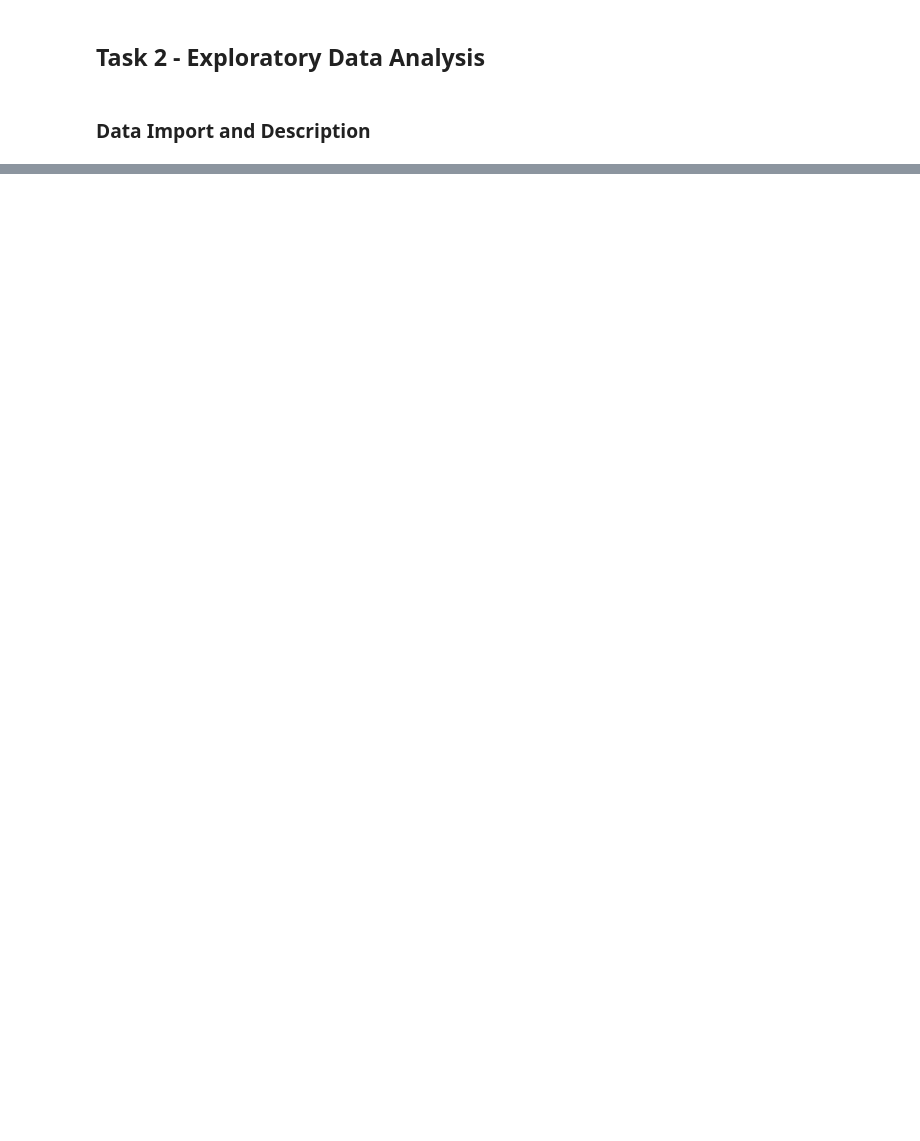
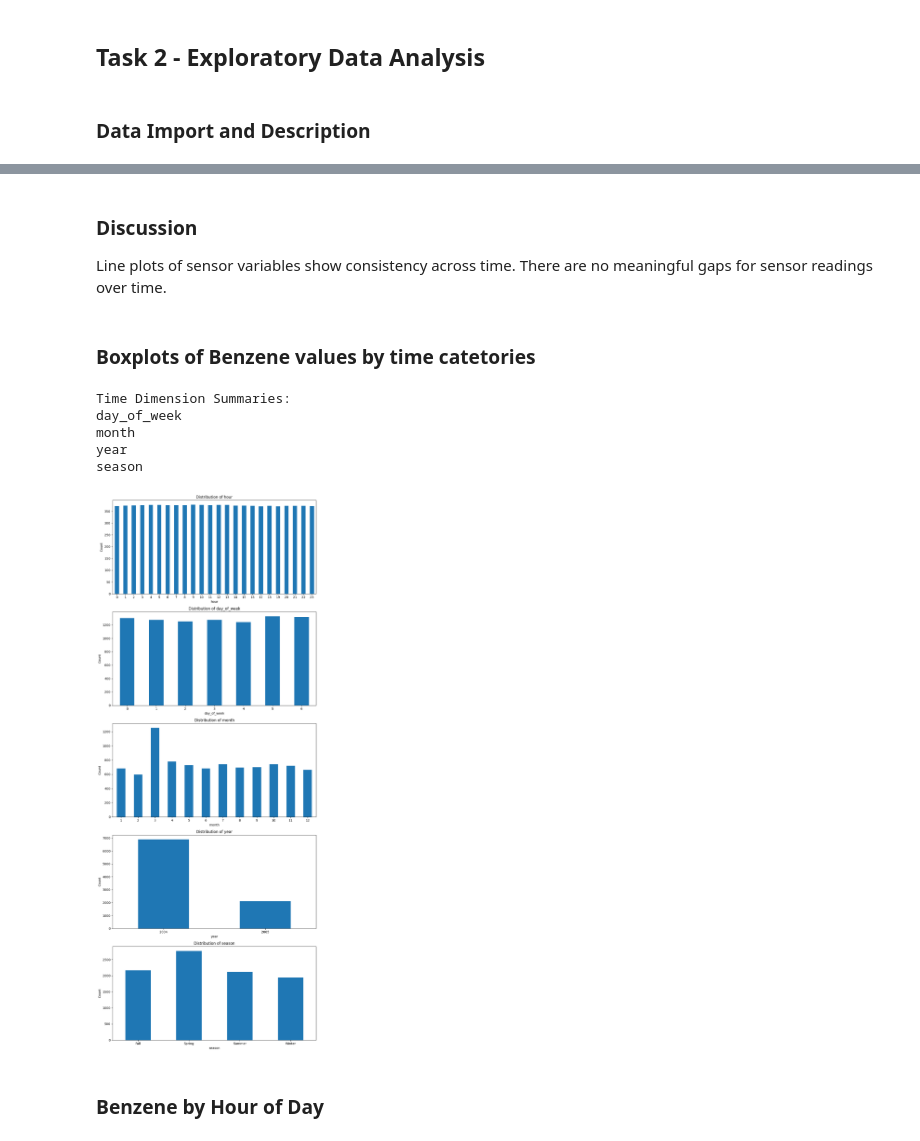
Before and after one commit to ykim68ncstate/ST-554-Project1, a Jupyter notebook: Task2/Project_1_Task_2_David_Pressley.ipynb, the cells around one changed output, grey strips where cells are left out. Saved outputs shown, nothing was run; the diff lists cells and outputs as text; code cells hidden in the pictures; blank space fills up the shorter version.

```diff
--- a/Task2/Project_1_Task_2_David_Pressley.ipynb
+++ b/Task2/Project_1_Task_2_David_Pressley.ipynb
@@ -398,0 +530,67 @@ Error:
+# %% [markdown]
+### Discussion
+Line plots of sensor variables show consistency across time. There are no meaningful gaps for sensor readings over time.
+# %% [markdown]
+### Boxplots of Benzene values by time catetories
+# %%
+# create seasonal variable
+def get_season(month):
+    if month in [12,1,2]:
+        return "Winter"
+    elif month in [3,4,5]:
+        return "Spring"
+    elif month in [6,7,8]:
+        return "Summer"
+    else:
+        return "Fall"
+
+
+benzene_analysis_df["hour"] = benzene_analysis_df.index.hour
+benzene_analysis_df["day_of_week"] = benzene_analysis_df.index.dayofweek
+benzene_analysis_df["month"] = benzene_analysis_df.index.month
+benzene_analysis_df["year"] = benzene_analysis_df.index.year
+benzene_analysis_df["season"] = benzene_analysis_df["month"].apply(get_season)
+
+print("Time Dimension Summaries:")
+benzene_analysis_df[["hour", "day_of_week", "month", "year", "season"]].describe()
+
+# TODO: implement a function, just to say you can
+def bars_by_time(df, *time_categories):
+    """
+    Generates bar plots for specified time categories from a DataFrame.
+
+    Args:
+        df: pandas.DataFrame
+        *time_categories: list of column names to plot.
+    """
+
+    # plt.subplots(figsize=(8, 5))
+    for category in time_categories:
+        print(category)
+
+    return None
+
+# bar plots by time periods
+time_cols = ["hour", "day_of_week", "month", "year", "season"]
+bars_by_time(*time_cols)
+# fig is an outer container or canvas for a plot
+# axes is the plot container. it has lines, bars, points, x/y labels, title
+fig, axes = plt.subplots(nrows=len(time_cols), ncols=1, figsize=(10, 5 * len(time_cols)))
+#
+axes = axes.flatten()
+
+for i, col in enumerate(time_cols):
+    # Added 'color' argument to plot.bar()
+    benzene_analysis_df[col].value_counts().sort_index().plot.bar(ax=axes[i], title=f'Distribution of {col}', rot=0)
+    axes[i].set_ylabel('Count')
+plt.tight_layout()
+plt.show()
+# %% [output]
+Time Dimension Summaries:
+day_of_week
+month
+year
+season
+[figure, added]
+# %% [markdown]
+### Benzene by Hour of Day
```
Also changed, not shown: parts of 73 cells of this notebook.
